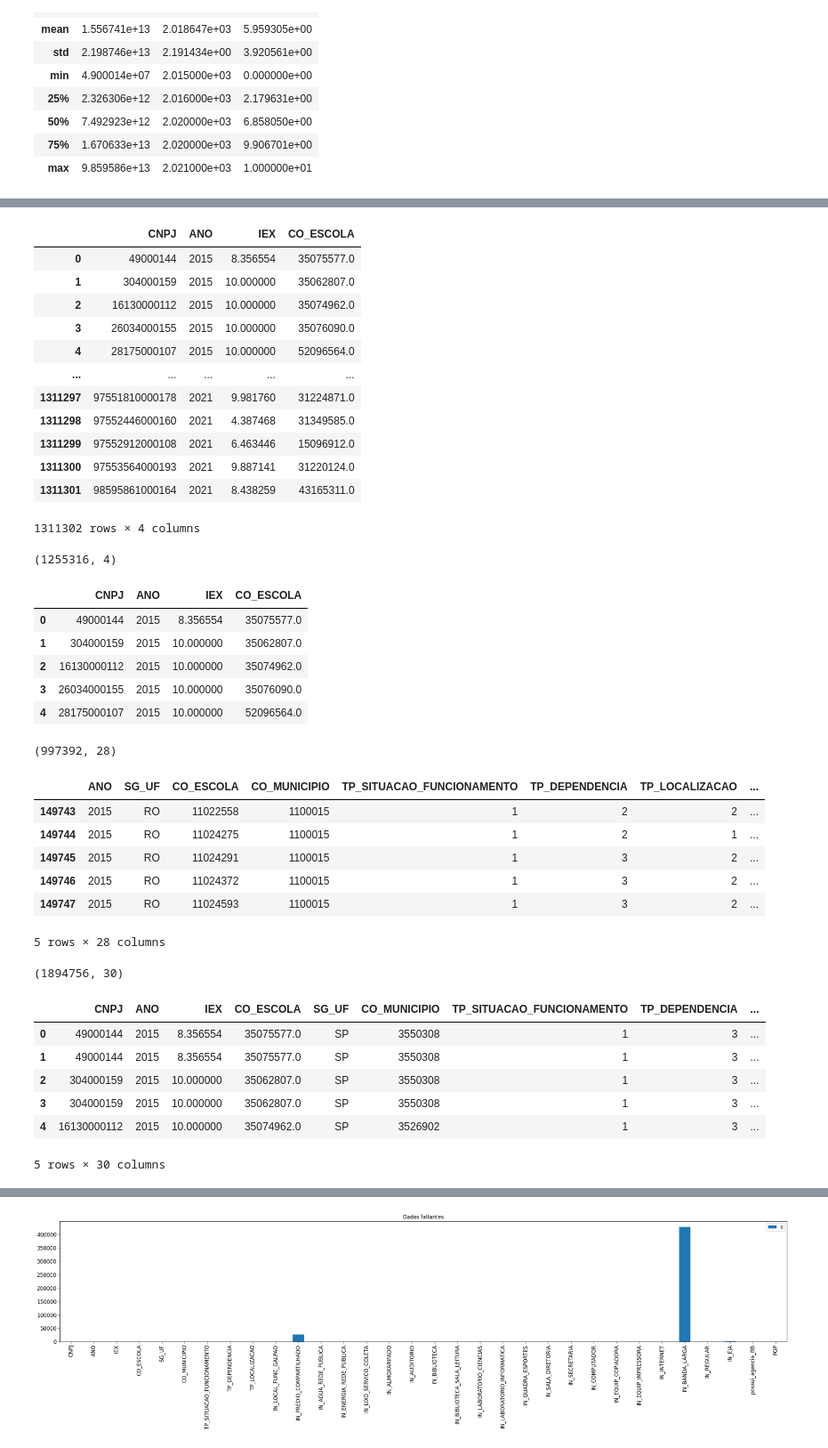
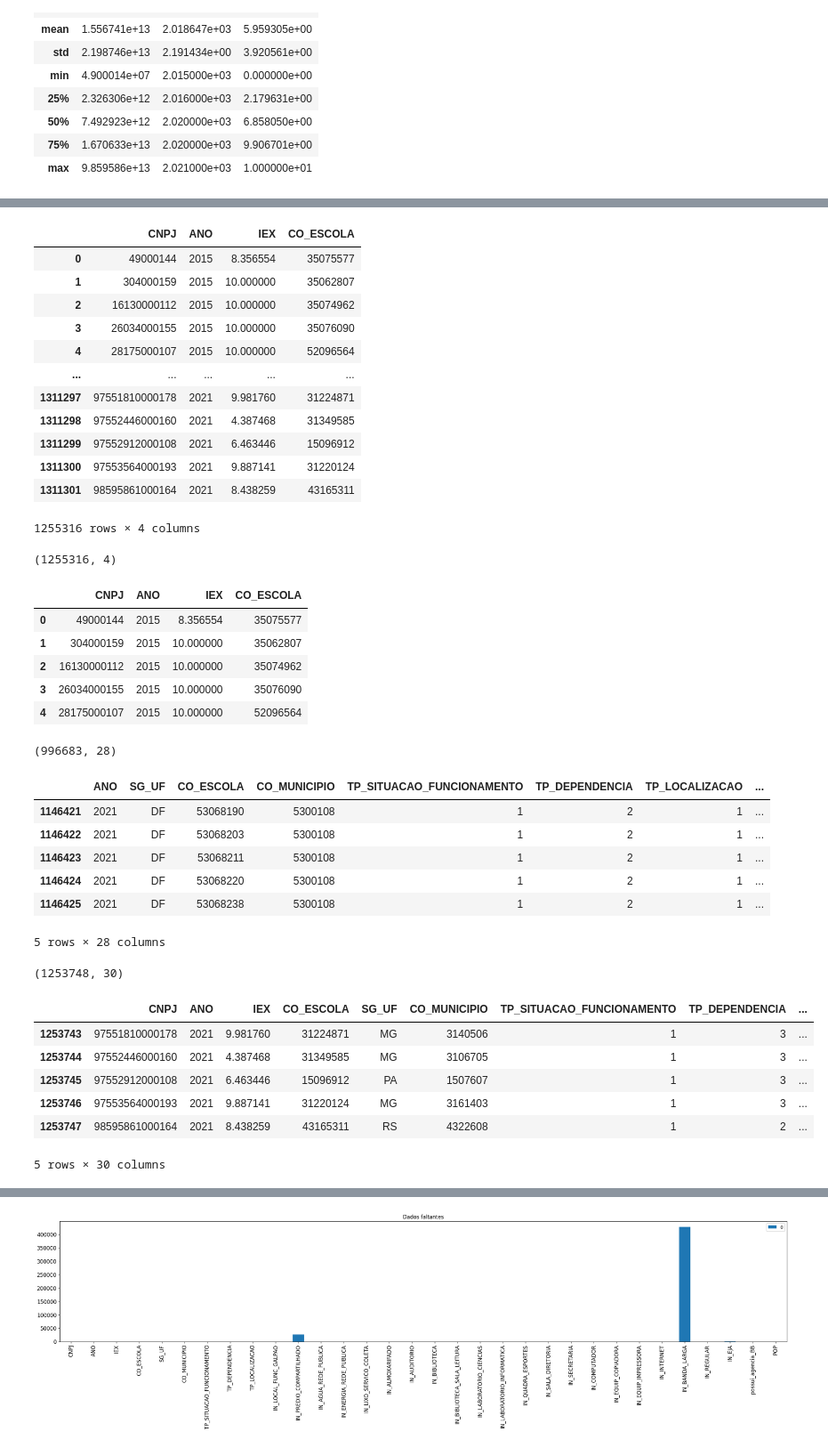
Before and after one commit to Fernandateireis/pol_edu, a Jupyter notebook: notebooks/pre-processing-merge.ipynb, the cells around one changed output, grey strips where cells are left out. Shown: that part at 89% size. Cells and saved outputs as stored; diff of their text form; code cells hidden in the pictures.

```diff
--- a/notebooks/pre-processing-merge.ipynb
+++ b/notebooks/pre-processing-merge.ipynb
@@ -120,20 +117,22 @@ escola.head()
 # %%
 merge_iex_escola = pd.merge(df, escola, on='CNPJ', how='left')
+merge_iex_escola.dropna(inplace=True)
+merge_iex_escola['CO_ESCOLA'] = merge_iex_escola['CO_ESCOLA'].astype(int)
 merge_iex_escola
 # %% [output]
 |  | CNPJ | ANO | IEX | CO_ESCOLA |
-| 0 | 49000144 | 2015 | 8.356554 | 35075577.0 |
-| 1 | 304000159 | 2015 | 10.000000 | 35062807.0 |
-| 2 | 16130000112 | 2015 | 10.000000 | 35074962.0 |
-| 3 | 26034000155 | 2015 | 10.000000 | 35076090.0 |
-| 4 | 28175000107 | 2015 | 10.000000 | 52096564.0 |
+| 0 | 49000144 | 2015 | 8.356554 | 35075577 |
+| 1 | 304000159 | 2015 | 10.000000 | 35062807 |
+| 2 | 16130000112 | 2015 | 10.000000 | 35074962 |
+| 3 | 26034000155 | 2015 | 10.000000 | 35076090 |
+| 4 | 28175000107 | 2015 | 10.000000 | 52096564 |
 | ... | ... | ... | ... | ... |
-| 1311297 | 97551810000178 | 2021 | 9.981760 | 31224871.0 |
-| 1311298 | 97552446000160 | 2021 | 4.387468 | 31349585.0 |
-| 1311299 | 97552912000108 | 2021 | 6.463446 | 15096912.0 |
-| 1311300 | 97553564000193 | 2021 | 9.887141 | 31220124.0 |
-| 1311301 | 98595861000164 | 2021 | 8.438259 | 43165311.0 |
+| 1311297 | 97551810000178 | 2021 | 9.981760 | 31224871 |
+| 1311298 | 97552446000160 | 2021 | 4.387468 | 31349585 |
+| 1311299 | 97552912000108 | 2021 | 6.463446 | 15096912 |
+| 1311300 | 97553564000193 | 2021 | 9.887141 | 31220124 |
+| 1311301 | 98595861000164 | 2021 | 8.438259 | 43165311 |
-1311302 rows × 4 columns
+1255316 rows × 4 columns
 # %%
 merge_iex_escola.isna().sum()
 merge_iex_escola.dropna(inplace=True)
@@ -142,39 +141,39 @@ merge_iex_escola.head()
 # %% [output]
 (1255316, 4)
 |  | CNPJ | ANO | IEX | CO_ESCOLA |
-| 0 | 49000144 | 2015 | 8.356554 | 35075577.0 |
-| 1 | 304000159 | 2015 | 10.000000 | 35062807.0 |
-| 2 | 16130000112 | 2015 | 10.000000 | 35074962.0 |
-| 3 | 26034000155 | 2015 | 10.000000 | 35076090.0 |
-| 4 | 28175000107 | 2015 | 10.000000 | 52096564.0 |
+| 0 | 49000144 | 2015 | 8.356554 | 35075577 |
+| 1 | 304000159 | 2015 | 10.000000 | 35062807 |
+| 2 | 16130000112 | 2015 | 10.000000 | 35074962 |
+| 3 | 26034000155 | 2015 | 10.000000 | 35076090 |
+| 4 | 28175000107 | 2015 | 10.000000 | 52096564 |
 # %%
 censo = pd.read_csv('/home/freitas/Downloads/internet2/data/censo_2014_2021.csv')
 # rename columns CO_ENTIDADE to CO_ESCOLA
 censo.rename(columns={'NU_ANO_CENSO':'ANO','CO_ENTIDADE':'CO_ESCOLA'},inplace=True)
 censo.query('ANO > 2014', inplace=True)
 print(censo.shape)
-censo.head()
+censo.tail()
 # %% [output]
-(997392, 28)
+(996683, 28)
 |  | ANO | SG_UF | CO_ESCOLA | CO_MUNICIPIO | TP_SITUACAO_FUNCIONAMENTO | TP_DEPENDENCIA | TP_LOCALIZACAO | ... |
-| 149743 | 2015 | RO | 11022558 | 1100015 | 1 | 2 | 2 | ... |
-| 149744 | 2015 | RO | 11024275 | 1100015 | 1 | 2 | 1 | ... |
-| 149745 | 2015 | RO | 11024291 | 1100015 | 1 | 3 | 2 | ... |
-| 149746 | 2015 | RO | 11024372 | 1100015 | 1 | 3 | 2 | ... |
-| 149747 | 2015 | RO | 11024593 | 1100015 | 1 | 3 | 2 | ... |
+| 1146421 | 2021 | DF | 53068190 | 5300108 | 1 | 2 | 1 | ... |
+| 1146422 | 2021 | DF | 53068203 | 5300108 | 1 | 2 | 1 | ... |
+| 1146423 | 2021 | DF | 53068211 | 5300108 | 1 | 2 | 1 | ... |
+| 1146424 | 2021 | DF | 53068220 | 5300108 | 1 | 2 | 1 | ... |
+| 1146425 | 2021 | DF | 53068238 | 5300108 | 1 | 2 | 1 | ... |
 5 rows × 28 columns
 # %%
-merge_iex_censo = pd.merge(merge_iex_escola, censo, on=['ANO','CO_ESCOLA'])
+merge_iex_censo = pd.merge(merge_iex_escola, censo, on=['ANO','CO_ESCOLA'], how='inner')
 print(merge_iex_censo.shape)
-merge_iex_censo.head()
+merge_iex_censo.tail()
 # %% [output]
-(1894756, 30)
+(1253748, 30)
 |  | CNPJ | ANO | IEX | CO_ESCOLA | SG_UF | CO_MUNICIPIO | TP_SITUACAO_FUNCIONAMENTO | TP_DEPENDENCIA | ... |
-| 0 | 49000144 | 2015 | 8.356554 | 35075577.0 | SP | 3550308 | 1 | 3 | ... |
-| 1 | 49000144 | 2015 | 8.356554 | 35075577.0 | SP | 3550308 | 1 | 3 | ... |
-| 2 | 304000159 | 2015 | 10.000000 | 35062807.0 | SP | 3550308 | 1 | 3 | ... |
-| 3 | 304000159 | 2015 | 10.000000 | 35062807.0 | SP | 3550308 | 1 | 3 | ... |
-| 4 | 16130000112 | 2015 | 10.000000 | 35074962.0 | SP | 3526902 | 1 | 3 | ... |
+| 1253743 | 97551810000178 | 2021 | 9.981760 | 31224871 | MG | 3140506 | 1 | 3 | ... |
+| 1253744 | 97552446000160 | 2021 | 4.387468 | 31349585 | MG | 3106705 | 1 | 3 | ... |
+| 1253745 | 97552912000108 | 2021 | 6.463446 | 15096912 | PA | 1507607 | 1 | 3 | ... |
+| 1253746 | 97553564000193 | 2021 | 9.887141 | 31220124 | MG | 3161403 | 1 | 3 | ... |
+| 1253747 | 98595861000164 | 2021 | 8.438259 | 43165311 | RS | 4322608 | 1 | 2 | ... |
 5 rows × 30 columns
 # %%
 merge_iex_censo.isna().sum()
```
Also changed, not shown: parts of 5 cells of this notebook.
